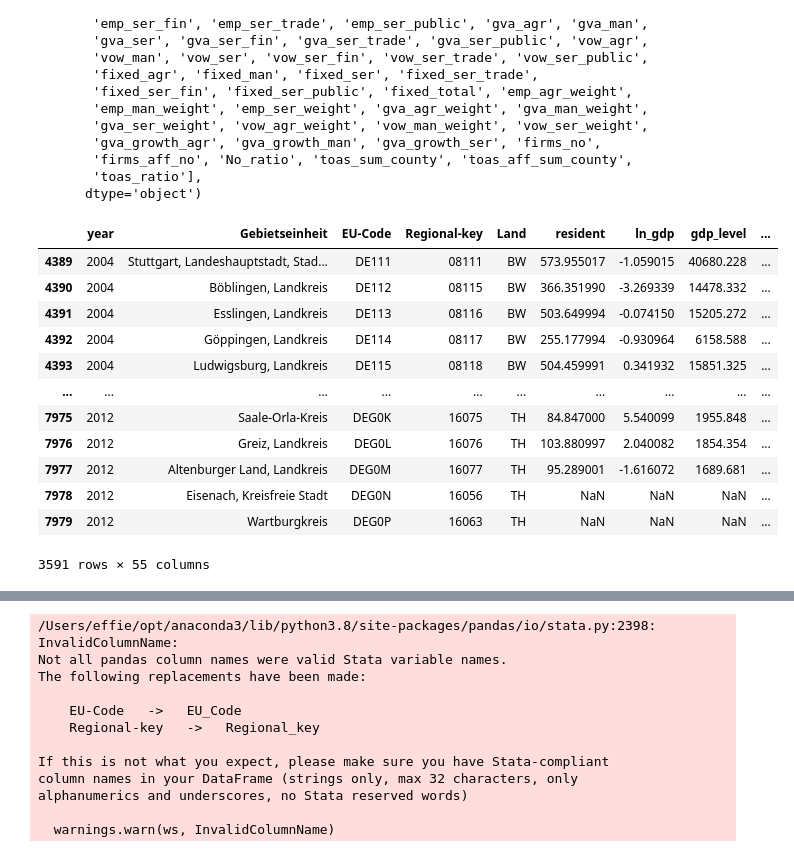
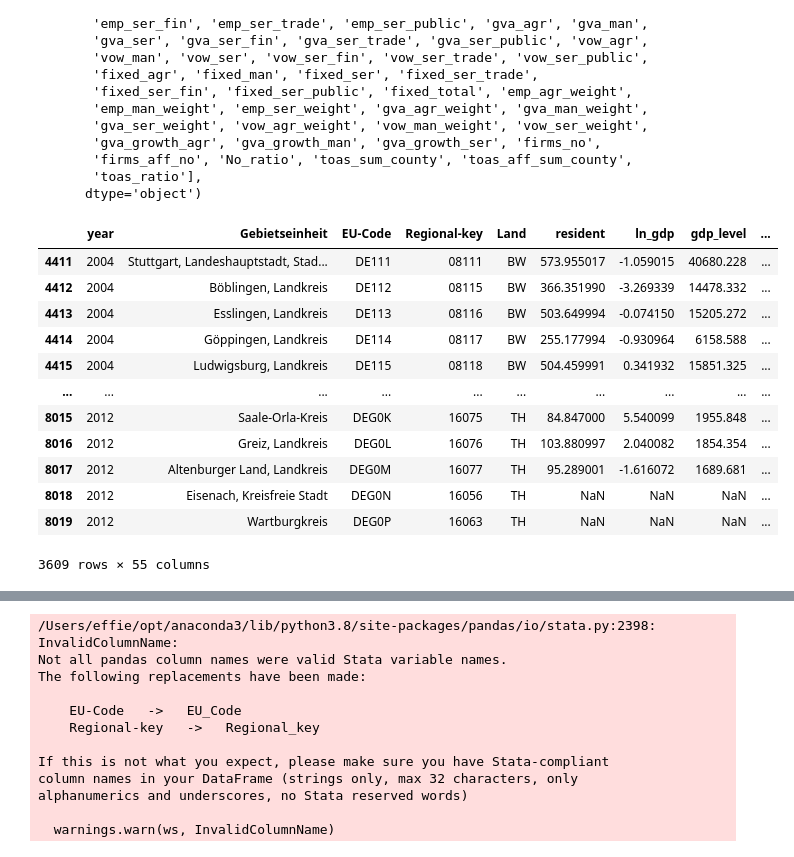
Before and after one commit to effieHAN/research_module, a Jupyter notebook: code/county/data_clean_county.ipynb, the cells around one changed output, grey strips where cells are left out. Cells and saved outputs as stored; diff of their text form; code cells hidden in the pictures.

```diff
--- a/code/county/data_clean_county.ipynb
+++ b/code/county/data_clean_county.ipynb
@@ -794,12 +784,10 @@ data_9["vow_ser_weight"]=data_9["vow_ser"]/(data_9["vow_agr"]+data_9["vow_man"]+
 # %%
-data_9['gva_growth_agr'] = np.nan
-data_9['gva_growth_man'] = np.nan
-data_9['gva_growth_ser'] = np.nan
 
 
-mask = data_9.groupby('Regional-key')['year'].apply(lambda x: x.shift(1)==x-1)
+
+mask = data_14.groupby('Regional-key')['year'].apply(lambda x: x.shift(1)==x-1)
 #create a mask that tells if the last year existed and just update those years with pct change:
-data_9.loc[mask,'gva_growth_agr'] = data_9.groupby('Regional-key')['gva_agr'].pct_change()
-data_9.loc[mask,'gva_growth_man'] = data_9.groupby('Regional-key')['gva_man'].pct_change()
-data_9.loc[mask,'gva_growth_ser'] = data_9.groupby('Regional-key')['gva_ser'].pct_change()
+data_14.loc[mask,'gva_growth_agr'] = data_14.groupby('Regional-key')['gva_agr'].pct_change()
+data_14.loc[mask,'gva_growth_man'] = data_14.groupby('Regional-key')['gva_man'].pct_change()
+data_14.loc[mask,'gva_growth_ser'] = data_14.groupby('Regional-key')['gva_ser'].pct_change()
 # %%
@@ -837,9 +825,9 @@ firm_no_ratio['Regional-key']= firm_no_ratio['Regional-key'].astype(str)
 
 
 firm_no_ratio['Regional-key']=np.where(firm_no_ratio['Regional-key'].str.len()<5, "0"+firm_no_ratio['Regional-key'], firm_no_ratio['Regional-key'])
-data_9= pd.merge(left=data_9, right=firm_no_ratio, on='Regional-key', how='left')
-data_9=data_9.rename(columns={"ratio":"No_ratio"})
-data_9
+data_15= pd.merge(left=data_14, right=firm_no_ratio, on='Regional-key', how='left')
+data_15=data_15.rename(columns={"ratio":"No_ratio"})
+data_15
 # %% [output]
 |  | year | Gebietseinheit | employee | EU-Code | Regional-key | Land | ln_gdp | resident | ln_gva | ... |
 | 0 | 1992 | Stuttgart, Landeshauptstadt, Stad... | 486.894989 | DE111 | 08111 | BW | NaN | 593.627991 | NaN | ... |
@@ -861,8 +849,8 @@ firm_toas_ratio['Regional-key']= firm_toas_ratio['Regional-key'].astype(str)
 
 
 firm_toas_ratio['Regional-key']=np.where(firm_toas_ratio['Regional-key'].str.len()<5, "0"+firm_toas_ratio['Regional-key'], firm_toas_ratio['Regional-key'])
-data_9= pd.merge(left=data_9, right=firm_toas_ratio, on='Regional-key', how='left')
-data_9
+data_16= pd.merge(left=data_15, right=firm_toas_ratio, on='Regional-key', how='left')
+data_16
 # %% [output]
 |  | year | Gebietseinheit | employee | EU-Code | Regional-key | Land | ln_gdp | resident | ln_gva | ... |
 | 0 | 1992 | Stuttgart, Landeshauptstadt, Stad... | 486.894989 | DE111 | 08111 | BW | NaN | 593.627991 | NaN | ... |
@@ -896,7 +884,7 @@ Index(['year', 'Gebietseinheit', 'employee', 'EU-Code', 'Regional-key', 'Land',
        'toas_ratio'],
       dtype='object')
 # %%
-data_9=data_9[['year', 'Gebietseinheit', 'EU-Code', 'Regional-key', 'Land','resident',
+data_16=data_16[['year', 'Gebietseinheit', 'EU-Code', 'Regional-key', 'Land','resident',
        'ln_gdp','gdp_level','gdp_per_inhabitant','gdp_per_employee','gdp_per_hour_per_employed',
        'ln_gva','gva_level','gva_agr', 'gva_man', 'gva_ser','gva_ser_fin','gva_ser_trade', 'gva_ser_public',
        'employee','emp_agr', 'emp_man', 'emp_ser','emp_ser_fin', 'emp_ser_trade', 'emp_ser_public',
@@ -906,20 +894,20 @@ data_9=data_9[['year', 'Gebietseinheit', 'EU-Code', 'Regional-key', 'Land','resi
         'emp_agr_weight', 'emp_man_weight', 'emp_ser_weight', 'gva_agr_weight', 'gva_man_weight',
        'gva_ser_weight', 'vow_agr_weight', 'vow_man_weight', 'vow_ser_weight']]
 # %%
-data_9 = data_9.query('2003<year<2013')
+data_16 = data_16.query('2003<year<2013')
 
-data_9
+data_16
 # %% [output]
 |  | year | Gebietseinheit | EU-Code | Regional-key | Land | resident | ln_gdp | gdp_level | ... |
-| 4389 | 2004 | Stuttgart, Landeshauptstadt, Stad... | DE111 | 08111 | BW | 573.955017 | -1.059015 | 40680.228 | ... |
-| 4390 | 2004 | Böblingen, Landkreis | DE112 | 08115 | BW | 366.351990 | -3.269339 | 14478.332 | ... |
-| 4391 | 2004 | Esslingen, Landkreis | DE113 | 08116 | BW | 503.649994 | -0.074150 | 15205.272 | ... |
-| 4392 | 2004 | Göppingen, Landkreis | DE114 | 08117 | BW | 255.177994 | -0.930964 | 6158.588 | ... |
-| 4393 | 2004 | Ludwigsburg, Landkreis | DE115 | 08118 | BW | 504.459991 | 0.341932 | 15851.325 | ... |
+| 4411 | 2004 | Stuttgart, Landeshauptstadt, Stad... | DE111 | 08111 | BW | 573.955017 | -1.059015 | 40680.228 | ... |
+| 4412 | 2004 | Böblingen, Landkreis | DE112 | 08115 | BW | 366.351990 | -3.269339 | 14478.332 | ... |
+| 4413 | 2004 | Esslingen, Landkreis | DE113 | 08116 | BW | 503.649994 | -0.074150 | 15205.272 | ... |
+| 4414 | 2004 | Göppingen, Landkreis | DE114 | 08117 | BW | 255.177994 | -0.930964 | 6158.588 | ... |
+| 4415 | 2004 | Ludwigsburg, Landkreis | DE115 | 08118 | BW | 504.459991 | 0.341932 | 15851.325 | ... |
 | ... | ... | ... | ... | ... | ... | ... | ... | ... | ... |
-| 7975 | 2012 | Saale-Orla-Kreis | DEG0K | 16075 | TH | 84.847000 | 5.540099 | 1955.848 | ... |
-| 7976 | 2012 | Greiz, Landkreis | DEG0L | 16076 | TH | 103.880997 | 2.040082 | 1854.354 | ... |
-| 7977 | 2012 | Altenburger Land, Landkreis | DEG0M | 16077 | TH | 95.289001 | -1.616072 | 1689.681 | ... |
-| 7978 | 2012 | Eisenach, Kreisfreie Stadt | DEG0N | 16056 | TH | NaN | NaN | NaN | ... |
-| 7979 | 2012 | Wartburgkreis | DEG0P | 16063 | TH | NaN | NaN | NaN | ... |
+| 8015 | 2012 | Saale-Orla-Kreis | DEG0K | 16075 | TH | 84.847000 | 5.540099 | 1955.848 | ... |
+| 8016 | 2012 | Greiz, Landkreis | DEG0L | 16076 | TH | 103.880997 | 2.040082 | 1854.354 | ... |
+| 8017 | 2012 | Altenburger Land, Landkreis | DEG0M | 16077 | TH | 95.289001 | -1.616072 | 1689.681 | ... |
+| 8018 | 2012 | Eisenach, Kreisfreie Stadt | DEG0N | 16056 | TH | NaN | NaN | NaN | ... |
+| 8019 | 2012 | Wartburgkreis | DEG0P | 16063 | TH | NaN | NaN | NaN | ... |
-3591 rows × 55 columns
+3609 rows × 55 columns
```
Also changed, not shown: parts of 28 cells of this notebook, 4 other files.
